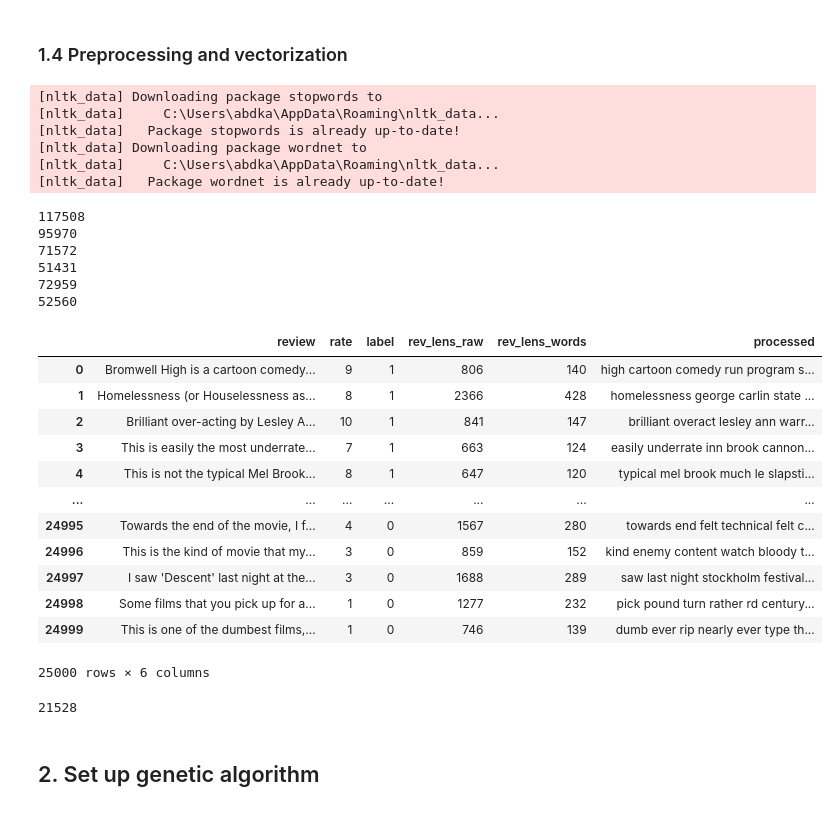
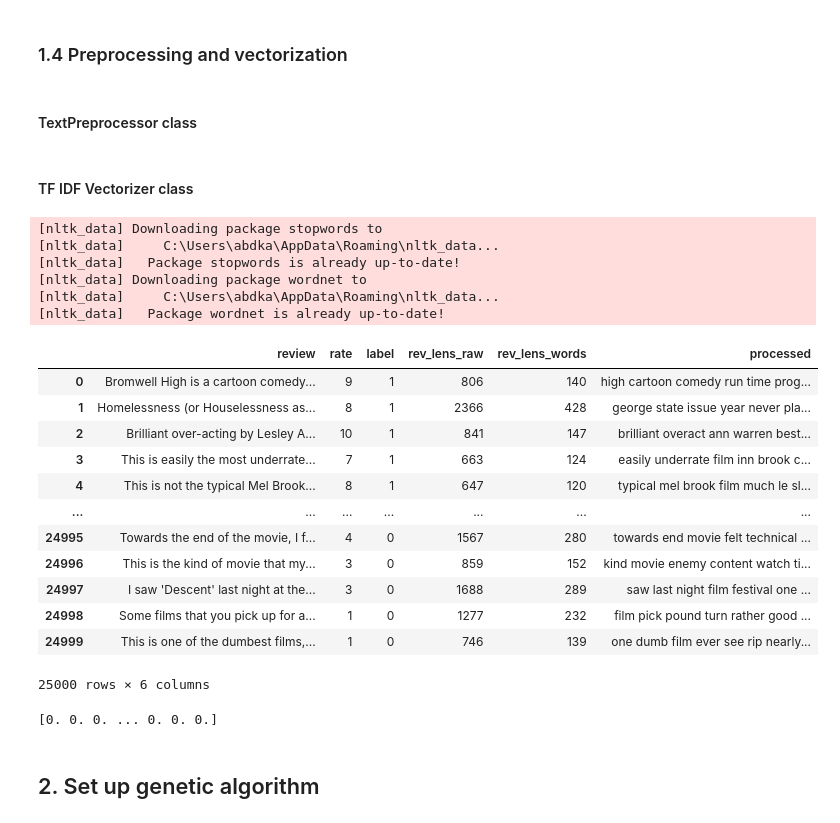
Before and after one commit to STProgrammer/GA-classification, a Jupyter notebook: GA-text-classification.ipynb, the cells around one changed output. Saved outputs shown, nothing was run; the diff lists cells and outputs as text; code cells hidden in the pictures.

```diff
--- a/GA-text-classification.ipynb
+++ b/GA-text-classification.ipynb
@@ -182,6 +182,8 @@ array(['This movie is terrible but it has some good effects.',
 #train_set.nlargest(1, 'rev_lens_words')['review'].values
 # %% [markdown]
 ### 1.4 Preprocessing and vectorization
+# %% [markdown]
+#### TextPreprocessor class
 # %%
 # I think to put this into own .PY file and import from there
 class TextPreprocessor():
@@ -390,21 +392,21 @@ class TextPreprocessor():
         cnt2 = Counter()
         for text in df['processed'].values:
             # Counting the words
-            for word in text.split():
-                cnt[word] += 1
+#             for word in text.split():
+#                 cnt[word] += 1
             # Counting in how many reviews the word appears
             for word in set(text.split()):
                 cnt2[word] += 1
 
 
         # Removing most frequent words
-        freq_words = set([w for (w, wc) in cnt.most_common(n_freq_words)])
+#         freq_words = set([w for (w, wc) in cnt.most_common(n_freq_words)])
 
-        df['processed'] = df['processed'].apply(lambda text: self.remove_words(text, freq_words))
+#         df['processed'] = df['processed'].apply(lambda text: self.remove_words(text, freq_words))
 
-        # Removing rarest words
-        rare_words = set([w for (w, wc) in cnt.most_common()[:-n_rare_words-1:-1]])
-        df['processed'] = df['processed'].apply(lambda text: self.remove_words(text, rare_words))
+#         # Removing rarest words
+#         rare_words = set([w for (w, wc) in cnt.most_common()[:-n_rare_words-1:-1]])
+#         df['processed'] = df['processed'].apply(lambda text: self.remove_words(text, rare_words))
 
         # Remove words used in >90% and <5% of the reviews
         curb_max_amount = len(df) * max_df
@@ -412,10 +414,9 @@ class TextPreprocessor():
         curb_words = set([w for (w, wc) in cnt2.most_common() if wc > curb_max_amount or wc < curb_min_amount])
         df['processed'] = df['processed'].apply(lambda text: self.remove_words(text, curb_words))
 
-        print(len(cnt2))
-        print(len(curb_words))
-
         return df
+# %% [markdown]
+#### TF IDF Vectorizer class
 # %%
 # TF-IDF VECTORIZER CLASS
 import math
@@ -495,37 +496,31 @@ class TfIdfVectorizer:
 # %%
 #Using the preprocessor
 preprocessor = TextPreprocessor()
-train_set_processed = preprocessor.preprocess_imdb_reviews(train_set, 0.9, 0.0002)
-test_set_processed = preprocessor.preprocess_imdb_reviews(test_set, 0.9, 0.0002)
-valid_set_processed = preprocessor.preprocess_imdb_reviews(valid_set, 0.9, 0.0002)
+train_set_processed = preprocessor.preprocess_imdb_reviews(train_set, 0.85, 0.0005)
+test_set_processed = preprocessor.preprocess_imdb_reviews(test_set, 0.85, 0.0005)
+valid_set_processed = preprocessor.preprocess_imdb_reviews(valid_set, 0.85, 0.0005)
 
 train_set_processed
 # %% [output]
 [nltk_data] Downloading package stopwords to
 [nltk_data]     C:\Users\abdka\AppData\Roaming\nltk_data...
 [nltk_data]   Package stopwords is already up-to-date!
 [nltk_data] Downloading package wordnet to
 [nltk_data]     C:\Users\abdka\AppData\Roaming\nltk_data...
 [nltk_data]   Package wordnet is already up-to-date!
+|  | review | rate | label | rev_lens_raw | rev_lens_words | processed |
+| 0 | Bromwell High is a cartoon comedy... | 9 | 1 | 806 | 140 | high cartoon comedy run time prog... |
+| 1 | Homelessness (or Houselessness as... | 8 | 1 | 2366 | 428 | george state issue year never pla... |
+| 2 | Brilliant over-acting by Lesley A... | 10 | 1 | 841 | 147 | brilliant overact ann warren best... |
+| 3 | This is easily the most underrate... | 7 | 1 | 663 | 124 | easily underrate film inn brook c... |
+| 4 | This is not the typical Mel Brook... | 8 | 1 | 647 | 120 | typical mel brook film much le sl... |
+| ... | ... | ... | ... | ... | ... | ... |
+| 24995 | Towards the end of the movie, I f... | 4 | 0 | 1567 | 280 | towards end movie felt technical ... |
+| 24996 | This is the kind of movie that my... | 3 | 0 | 859 | 152 | kind movie enemy content watch ti... |
+| 24997 | I saw 'Descent' last night at the... | 3 | 0 | 1688 | 289 | saw last night film festival one ... |
+| 24998 | Some films that you pick up for a... | 1 | 0 | 1277 | 232 | film pick pound turn rather good ... |
+| 24999 | This is one of the dumbest films,... | 1 | 0 | 746 | 139 | one dumb film ever see rip nearly... |
-117508
-95970
-71572
-51431
-72959
-52560
+25000 rows × 6 columns
-|  | review | rate | label | rev_lens_raw | rev_lens_words | processed |
-| 0 | Bromwell High is a cartoon comedy... | 9 | 1 | 806 | 140 | high cartoon comedy run program s... |
-| 1 | Homelessness (or Houselessness as... | 8 | 1 | 2366 | 428 | homelessness george carlin state ... |
-| 2 | Brilliant over-acting by Lesley A... | 10 | 1 | 841 | 147 | brilliant overact lesley ann warr... |
-| 3 | This is easily the most underrate... | 7 | 1 | 663 | 124 | easily underrate inn brook cannon... |
-| 4 | This is not the typical Mel Brook... | 8 | 1 | 647 | 120 | typical mel brook much le slapsti... |
-| ... | ... | ... | ... | ... | ... | ... |
-| 24995 | Towards the end of the movie, I f... | 4 | 0 | 1567 | 280 | towards end felt technical felt c... |
-| 24996 | This is the kind of movie that my... | 3 | 0 | 859 | 152 | kind enemy content watch bloody t... |
-| 24997 | I saw 'Descent' last night at the... | 3 | 0 | 1688 | 289 | saw last night stockholm festival... |
-| 24998 | Some films that you pick up for a... | 1 | 0 | 1277 | 232 | pick pound turn rather rd century... |
-| 24999 | This is one of the dumbest films,... | 1 | 0 | 746 | 139 | dumb ever rip nearly ever type th... |
-25000 rows × 6 columns
 # %%
 # Get the IDF values and VOCAB vector
 vectorizer = TfIdfVectorizer(train_set_processed)
@@ -545,10 +540,12 @@ Y_train = train_set_processed['label'].to_numpy()
 Y_test = test_set_processed['label'].to_numpy()
 
 Y_valid = valid_set_processed['label'].to_numpy()
-# %%
-len(vocab)
-# %% [output]
-21528
+# %%
+for x in X_valid:
+    print(x)
+    break
+# %% [output]
+[0. 0. 0. ... 0. 0. 0.]
 # %% [markdown]
 ## 2. Set up genetic algorithm
 # %% [markdown]
```
Also changed, not shown: parts of 10 cells of this notebook.
